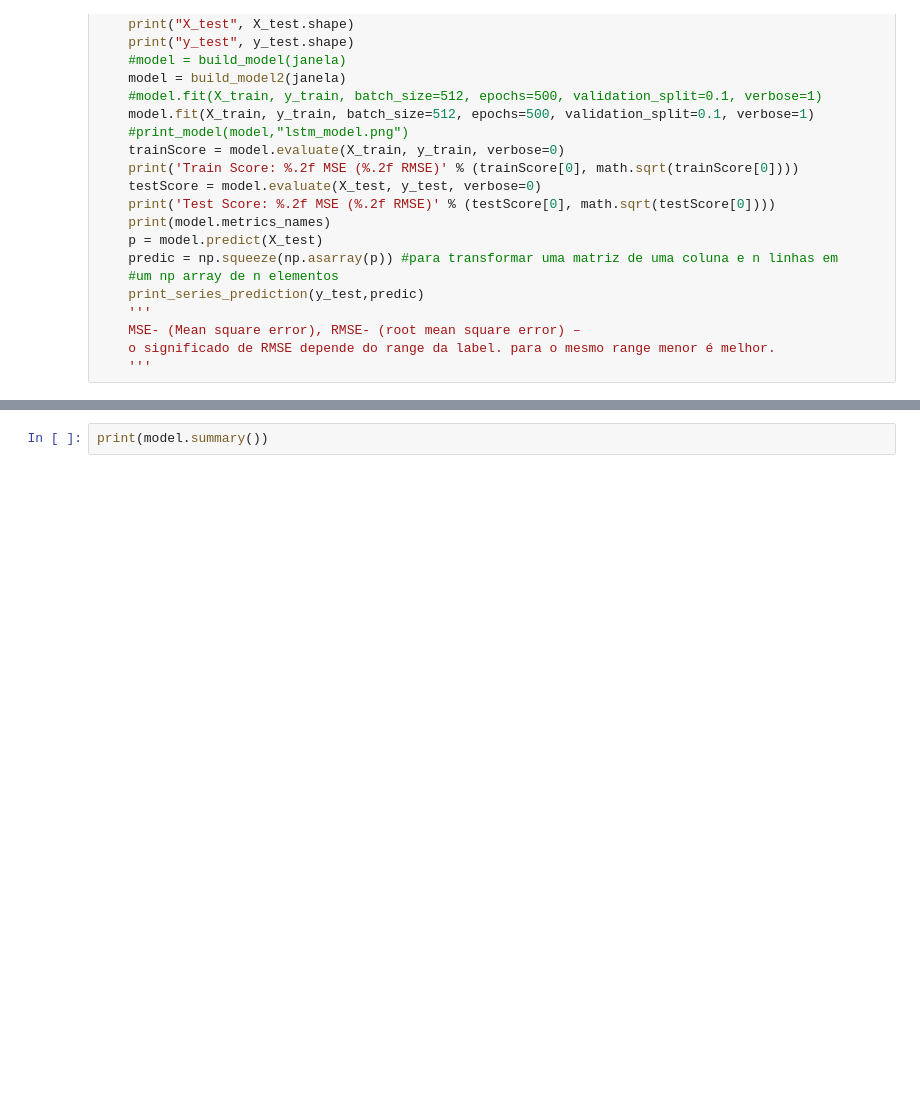
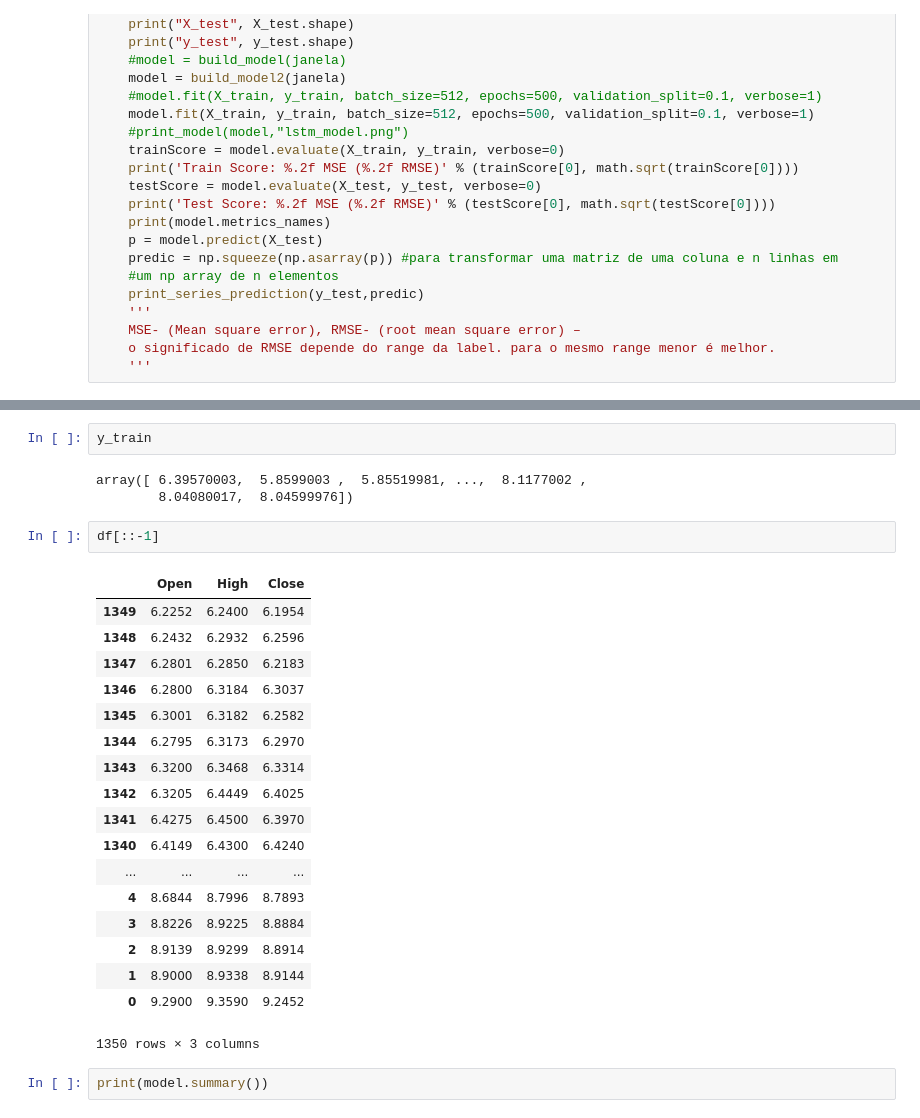
Before and after one commit to marceloqueiros/LSTM-sales-prediction, a Jupyter notebook: aula5LSTM.ipynb, the cells around one changed output, grey strips where cells are left out. Drawn from its saved outputs; the diff is of its cells as text; blank space fills up the shorter version.

```diff
--- a/aula5LSTM.ipynb
+++ b/aula5LSTM.ipynb
@@ -188,3 +204,29 @@ valor: 8.914400 ---> Previsão: 7.170642 Diff: 1.743758 Racio: 0.243180
+# %%
+y_train
+# %% [output]
+array([ 6.39570003,  5.8599003 ,  5.85519981, ...,  8.1177002 ,
+        8.04080017,  8.04599976])
+# %%
+df[::-1]
+# %% [output]
+|  | Open | High | Close |
+| 1349 | 6.2252 | 6.2400 | 6.1954 |
+| 1348 | 6.2432 | 6.2932 | 6.2596 |
+| 1347 | 6.2801 | 6.2850 | 6.2183 |
+| 1346 | 6.2800 | 6.3184 | 6.3037 |
+| 1345 | 6.3001 | 6.3182 | 6.2582 |
+| 1344 | 6.2795 | 6.3173 | 6.2970 |
+| 1343 | 6.3200 | 6.3468 | 6.3314 |
+| 1342 | 6.3205 | 6.4449 | 6.4025 |
+| 1341 | 6.4275 | 6.4500 | 6.3970 |
+| 1340 | 6.4149 | 6.4300 | 6.4240 |
+| ... | ... | ... | ... |
+| 4 | 8.6844 | 8.7996 | 8.7893 |
+| 3 | 8.8226 | 8.9225 | 8.8884 |
+| 2 | 8.9139 | 8.9299 | 8.8914 |
+| 1 | 8.9000 | 8.9338 | 8.9144 |
+| 0 | 9.2900 | 9.3590 | 9.2452 |
+1350 rows × 3 columns
 # %%
 print(model.summary())
 # %% [output]
```
Also changed, not shown: parts of 3 cells of this notebook.
